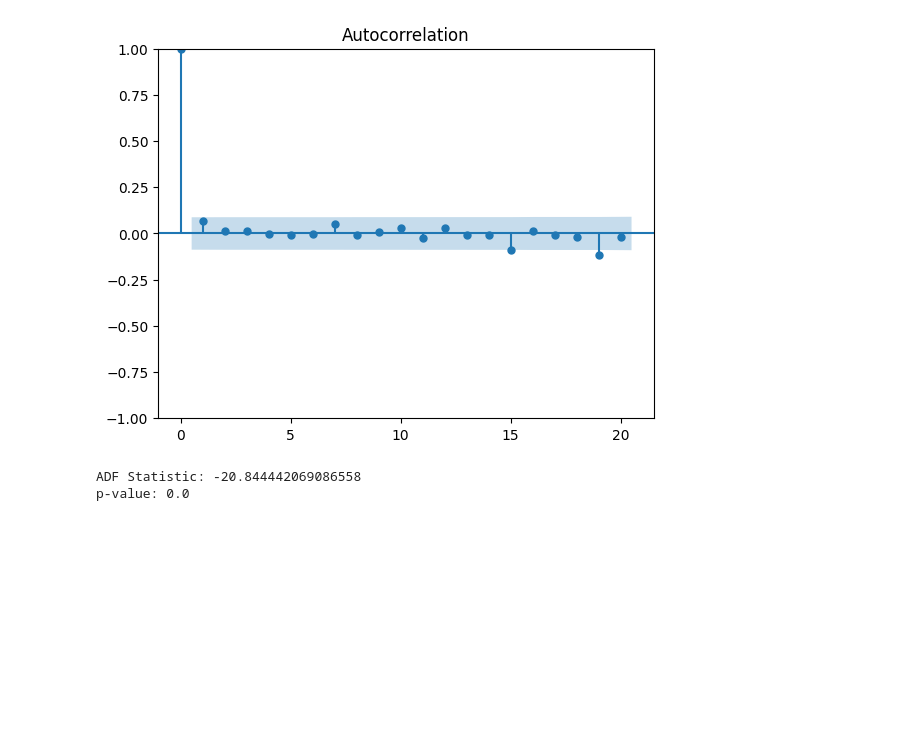
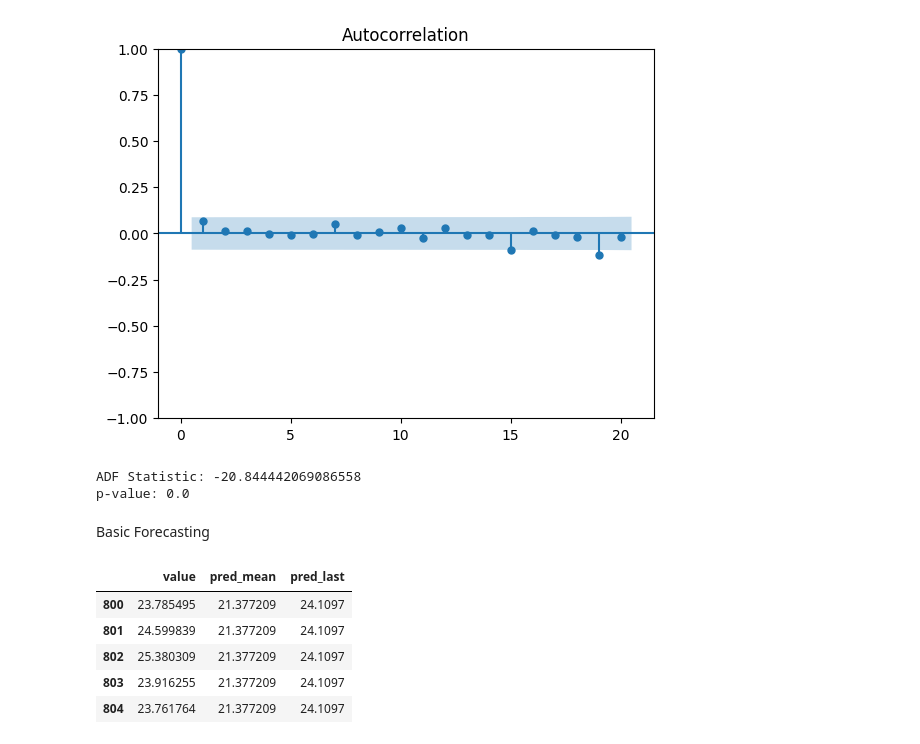
Before and after one commit to andrewpkitchin/time-series, a Jupyter notebook: marco_peixeiro_chapter_one_exercises.ipynb, the cells around one changed output. Saved outputs shown, nothing was run; the diff lists cells and outputs as text; code cells hidden in the pictures; blank space fills up the shorter version.

```diff
--- a/marco_peixeiro_chapter_one_exercises.ipynb
+++ b/marco_peixeiro_chapter_one_exercises.ipynb
@@ -171,3 +171,5 @@ print(f"p-value: {ADF_result[1]}")
 # %% [output]
 ADF Statistic: -20.844442069086558
 p-value: 0.0
+# %% [markdown]
+Basic Forecasting
@@ -173,0 +183,19 @@ p-value: 0.0
+# %%
+mean = np.mean(train.value)
+
+# adding a column to the test set. Every value in the new column is just the mean we calculated.
+
+test.loc[:, 'pred_mean'] = mean
+
+last_value = train.iloc[-1].value
+
+test.loc[:, 'pred_last'] = last_value
+
+test.head()
+# %% [output]
+|  | value | pred_mean | pred_last |
+| 800 | 23.785495 | 21.377209 | 24.1097 |
+| 801 | 24.599839 | 21.377209 | 24.1097 |
+| 802 | 25.380309 | 21.377209 | 24.1097 |
+| 803 | 23.916255 | 21.377209 | 24.1097 |
+| 804 | 23.761764 | 21.377209 | 24.1097 |
```
Also changed, not shown: parts of 4 cells of this notebook.
